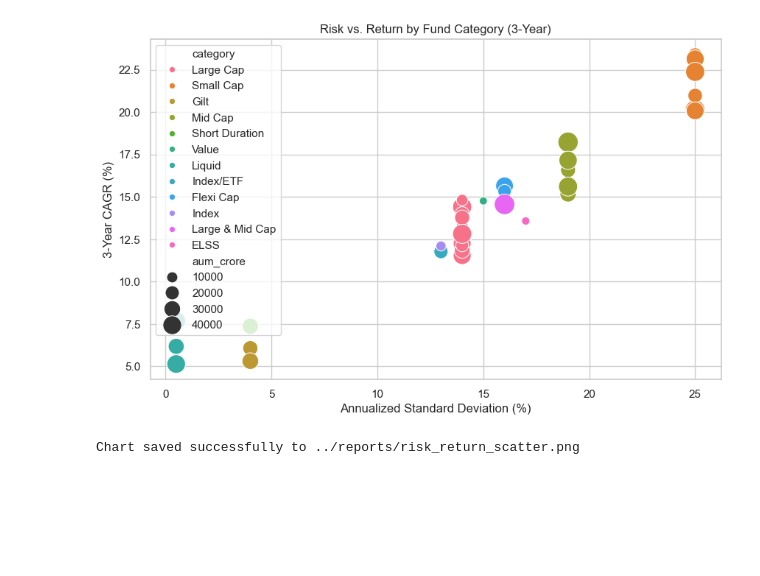
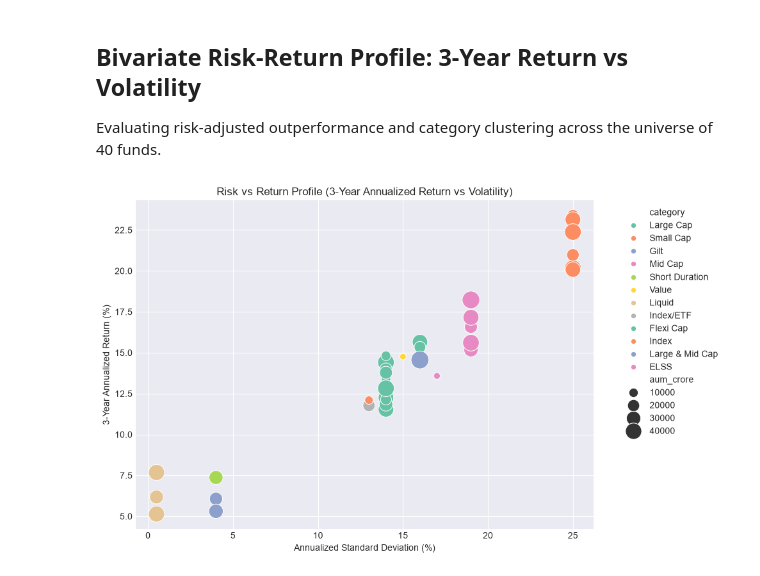
Before and after one commit to tanay1704/Bluestock_mf_capstone, a Jupyter notebook: notebooks/03_eda_analysis.ipynb, the cells around one changed output. Saved outputs shown, nothing was run; the diff lists cells and outputs as text; code cells hidden in the pictures; blank space fills up the shorter version.

```diff
--- a/notebooks/03_eda_analysis.ipynb
+++ b/notebooks/03_eda_analysis.ipynb
@@ -13,2 +0,0 @@ Tables in database: []
-# %%
-sns.set_theme(style="whitegrid")
@@ -14,0 +4,15 @@ sns.set_theme(style="whitegrid")
+# %%
+from pathlib import Path
+import pandas as pd
+import numpy as np
+import matplotlib.pyplot as plt
+import seaborn as sns
+
+plt.style.use('seaborn-v0_8-darkgrid' if 'seaborn-v0_8-darkgrid' in plt.style.available else 'default')
+fig_dir = Path('../reports')
+fig_dir.mkdir(parents=True, exist_ok=True)
+proc_dir = Path('../data/processed')
+
+df_perf = pd.read_csv(proc_dir / 'fact_performance.csv')
+df_txn = pd.read_csv(proc_dir / 'fact_transactions.csv')
+df_sip = pd.read_csv(proc_dir / '04_monthly_sip_inflows.csv')
@@ -15,31 +67,23 @@ sns.set_theme(style="whitegrid")
+# %% [markdown]
+## Bivariate Risk-Return Profile: 3-Year Return vs Volatility
+Evaluating risk-adjusted outperformance and category clustering across the universe of 40 funds.
 # %%
-import pandas as pd
-import matplotlib.pyplot as plt
-import seaborn as sns
-import os
-
-os.makedirs('../reports', exist_ok=True)
-
-df_perf = pd.read_csv('../data/raw/07_scheme_performance.csv')
-
-
 plt.figure(figsize=(10, 6))
 sns.scatterplot(
     data=df_perf,
     x='std_dev_ann_pct',
     y='return_3yr_pct',
     hue='category',
     size='aum_crore',
-    sizes=(50, 400)
+    sizes=(40, 400),
+    palette='Set2'
 )
-plt.title("Risk vs. Return by Fund Category (3-Year)")
-plt.xlabel("Annualized Standard Deviation (%)")
-plt.ylabel("3-Year CAGR (%)")
-
-plt.savefig('../reports/risk_return_scatter.png', bbox_inches='tight')
+plt.title('Risk vs Return Profile (3-Year Annualized Return vs Volatility)')
+plt.xlabel('Annualized Standard Deviation (%)')
+plt.ylabel('3-Year Annualized Return (%)')
+plt.legend(bbox_to_anchor=(1.05, 1), loc='upper left')
+plt.tight_layout()
+plt.savefig(fig_dir / 'risk_return_scatter.png', dpi=300)
 plt.show()
-
-print("Chart saved successfully to ../reports/risk_return_scatter.png")
 # %% [output]
-[figure, old version]
+[figure, new version]
-Chart saved successfully to ../reports/risk_return_scatter.png
```
Also changed, not shown: parts of 13 cells of this notebook, 52 other files.
